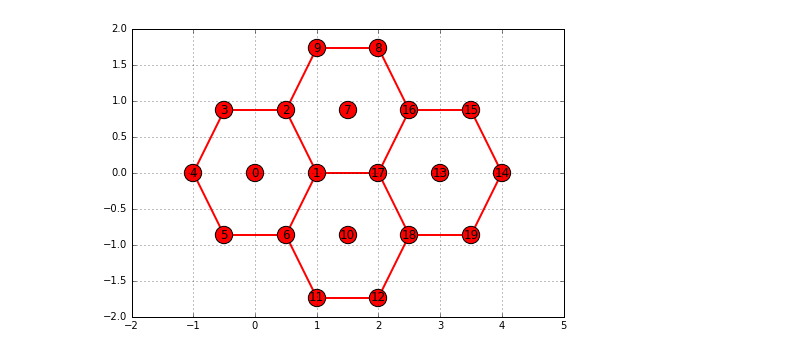
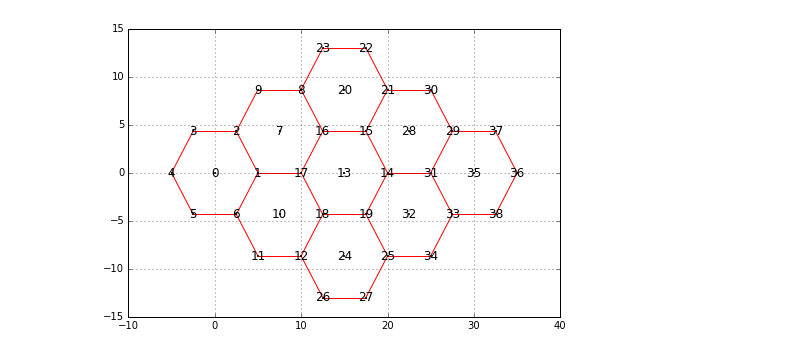
Before and after one commit to clintondurney/ubuquitous-drosophila, a Jupyter notebook: MultCell/CellularSheet.ipynb, the cells around one changed output. Cells and saved outputs as stored; diff of their text form; code cells hidden in the pictures.

```diff
--- a/MultCell/CellularSheet.ipynb
+++ b/MultCell/CellularSheet.ipynb
@@ -98,10 +168,22 @@ G.add_path([1,2,3,4,5,6,1],beta=0,myosin=0,color='r')
 G.add_path([1,17,16,8,9,2],beta=0,myosin=0,color='r')
 G.add_path([6,11,12,18,17,1],beta=0,myosin=0,color='r')
 G.add_path([18,19,14,15,16],beta=0,myosin=0,color='r')
+G.add_path([18,19,14,15,16],beta=0,myosin=0,color='r')
+G.add_path([15,21,22,23,8],beta=0,myosin=0,color='r')
+G.add_path([12,26,27,25,19],beta=0,myosin=0,color='r')
+G.add_path([25,34,33,31,14],beta=0,myosin=0,color='r')
+G.add_path([31,29,30,21],beta=0,myosin=0,color='r')
+G.add_path([33,38,36,37,29],beta=0,myosin=0,color='r')
+
 G.add_edges_from([(0,1),(0,2),(0,3),(0,4),(0,5),(0,6)],beta=10,myosin=1000)
 G.add_edges_from([(7,1),(7,2),(7,9),(7,8),(7,16),(7,17)],beta=10,myosin=1000)
 G.add_edges_from([(10,6),(10,1),(10,17),(10,18),(10,12),(10,11)],beta=10,myosin=1000)
 G.add_edges_from([(13,14),(13,15),(13,16),(13,17),(13,18),(13,19)],beta=10,myosin=1000)
+G.add_edges_from([(20,21),(20,22),(20,23),(20,8),(20,16),(20,15)],beta=10,myosin=1000)
+G.add_edges_from([(24,25),(24,19),(24,18),(24,12),(24,26),(24,27)],beta=10,myosin=1000)
+G.add_edges_from([(32,33),(32,31),(32,14),(32,19),(32,25),(32,34)],beta=10,myosin=1000)
+G.add_edges_from([(28,29),(28,30),(28,21),(28,15),(28,14),(28,31)],beta=10,myosin=1000)
+G.add_edges_from([(35,36),(35,37),(35,29),(35,31),(35,33),(35,38)],beta=10,myosin=1000)
 # %%
 pos = nx.get_node_attributes(G,'pos')
 col = nx.get_edge_attributes(G,'color')
@@ -123,14 +205,14 @@ print(col)
 # %%
 pos = nx.get_node_attributes(G,'pos')
 edges,colors = zip(*nx.get_edge_attributes(G,'color').items())
-nx.draw(G,pos,edgelist=edges,edge_color=colors,width=2,with_labels=True)
-plt.xlim(-2,5)
-plt.ylim(-2,2)
+nx.draw(G,pos,node_size = 1,edgelist=edges,edge_color=colors,width=1,with_labels=True)
+plt.xlim(-10,40)
+plt.ylim(-15,15)
 plt.axis("on")
 plt.grid("on")
 plt.show()
 # %% [output]
-[figure, old version]
+[figure, new version]
 # %%
 plt.matshow(nx.adjacency_matrix(G).A)
 plt.show()
```
Also changed, not shown: parts of 7 cells of this notebook, 3 other files.
